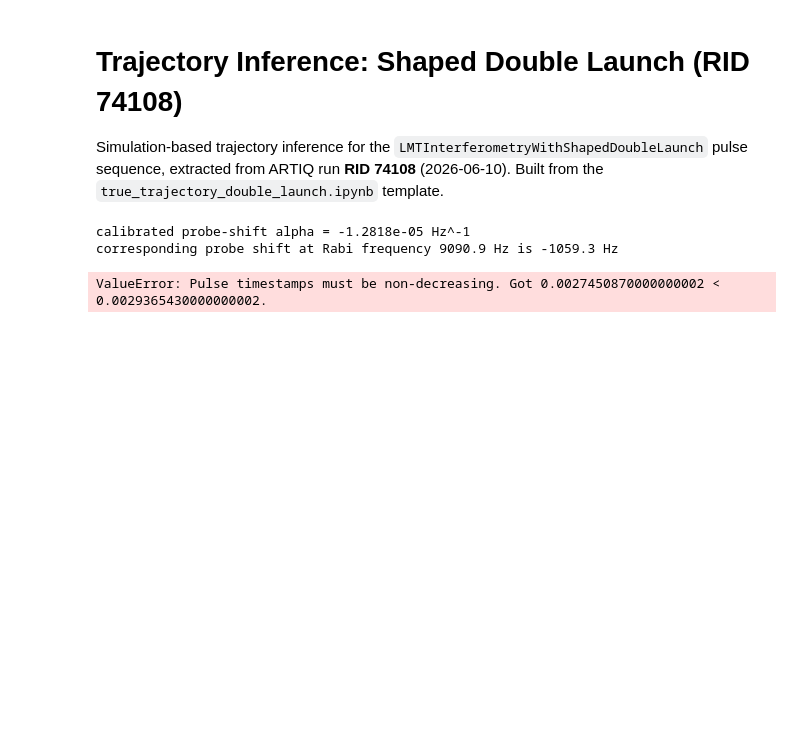
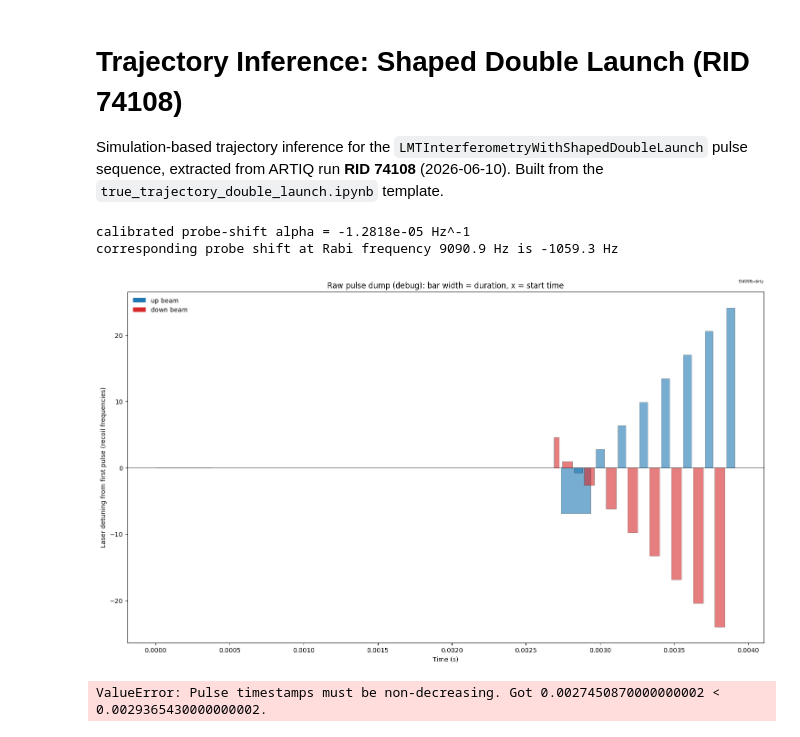
Before and after one commit to charlesbaynham/LMT_sim_scratch, a Jupyter notebook: notebooks/true_trajectory_double_launch_rid74108.ipynb, the cells around one changed output. Saved outputs shown, nothing was run; the diff lists cells and outputs as text; code cells hidden in the pictures; blank space fills up the shorter version.

Commit message:
Add raw-pulse-dump debug plot to shaped-double-launch notebook
New cell before the build step plots each recorded pulse as a bar at its true
start time with width = duration, so the overlapping 200 us shaped pulse is
visible. No gravity/Doppler compensation and no pi-pulse identification; pulses
are coloured by up/down beam and the detuning is recentred on the first pulse
(a constant offset) purely for y-axis legibility. Renders even though the build
cell still raises on the overlap.

Co-Authored-By: Claude Opus 4.8 (1M context) <noreply@anthropic.com>

```diff
--- a/notebooks/true_trajectory_double_launch_rid74108.ipynb
+++ b/notebooks/true_trajectory_double_launch_rid74108.ipynb
@@ -97,6 +97,47 @@ corresponding probe shift at Rabi frequency 9090.9 Hz is -1059.3 Hz
 # Pick the first down pulse and set the initial_velocity_z such that it's resonant
 # FIXME
 initial_velocity_z = -2.2e-3
+# %%
+# --- DEBUG: raw pulse dump. Each recorded pulse is a bar at its true start time
+# with WIDTH = duration, so overlapping pulses are visible. No gravity/Doppler
+# compensation and no pi-pulse identification -- just the raw pulses, coloured by
+# up/down beam.
+
+_t = start_times_mu * 1e-9
+_dur = durations_mu * 1e-9
+_isup = is_up.astype(bool)
+
+# Lab-frame laser detuning recentred on the first pulse (a constant offset --
+# NOT gravity/Doppler compensation), just so the y-axis is legible in recoil
+# units instead of spanning hundreds of MHz.
+_detuning_recoil = (
+    (-opll_hz - switch_hz - delivery_hz)
+    - (-opll_hz[0] - switch_hz[0] - delivery_hz[0])
+) / sim.RECOIL_FREQUENCY_HZ
+
+fig, ax = plt.subplots(figsize=(18, 10))
+for _s, _w, _y, _up in zip(_t, _dur, _detuning_recoil, _isup):
+    ax.bar(
+        _s, _y, width=_w, align="edge",
+        color="tab:blue" if _up else "tab:red",
+        alpha=0.6, edgecolor="0.2", linewidth=0.5, zorder=2,
+    )
+ax.axhline(0.0, color="0.5", linestyle="-", alpha=0.8, zorder=0)
+
+ax.set_xlabel("Time (s)")
+ax.set_ylabel("Laser detuning from first pulse (recoil frequencies)")
+ax.set_title("Raw pulse dump (debug): bar width = duration, x = start time")
+ax.legend(
+    handles=[
+        Patch(facecolor="tab:blue", label="up beam"),
+        Patch(facecolor="tab:red", label="down beam"),
+    ],
+    loc="upper left",
+    frameon=False,
+)
+vs.tag_plot(small=True);
+# %% [output]
+[figure, added]
 # %%
 _, sequence = seq.build_sequence_from_lab_pulse_dump(
     is_up=is_up,
```
